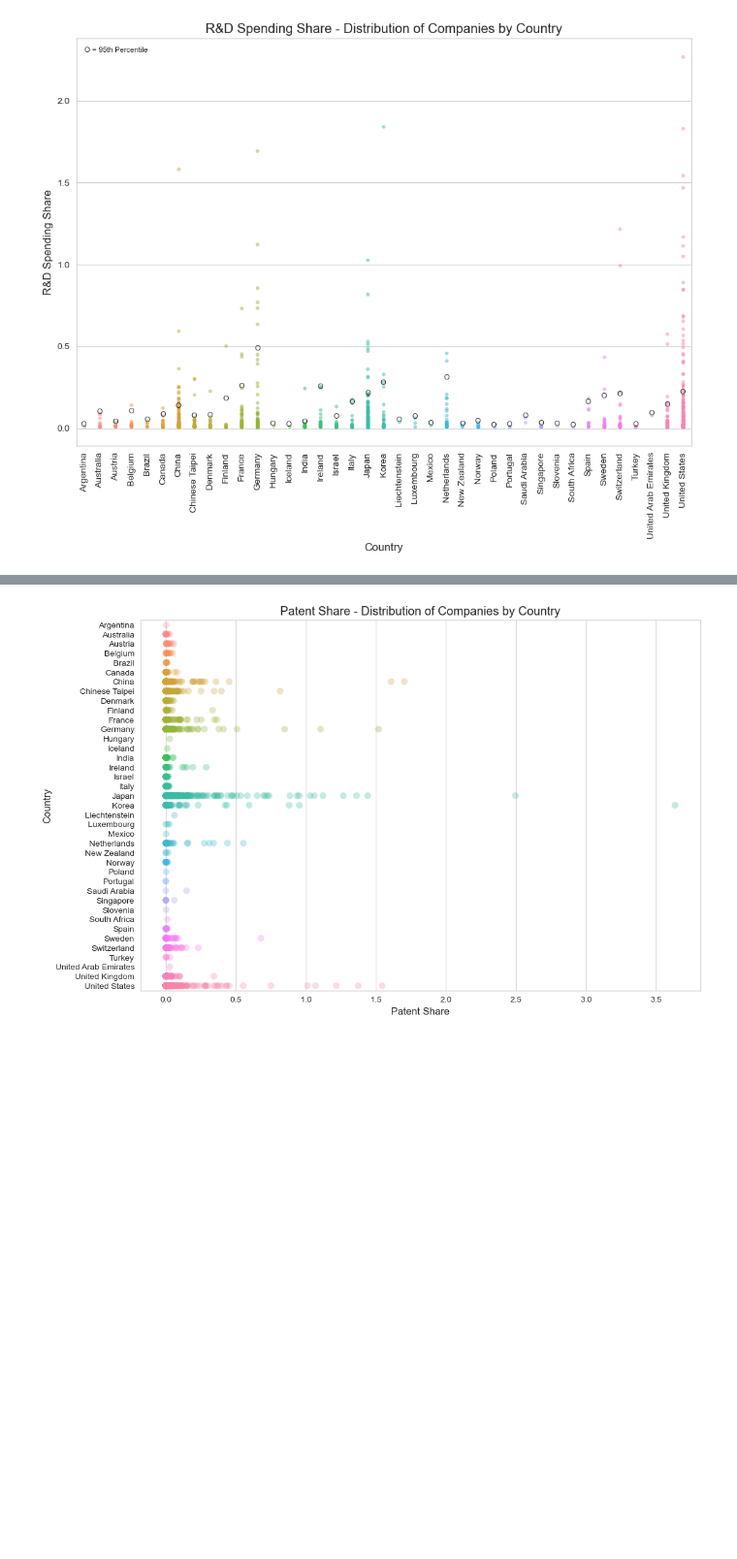
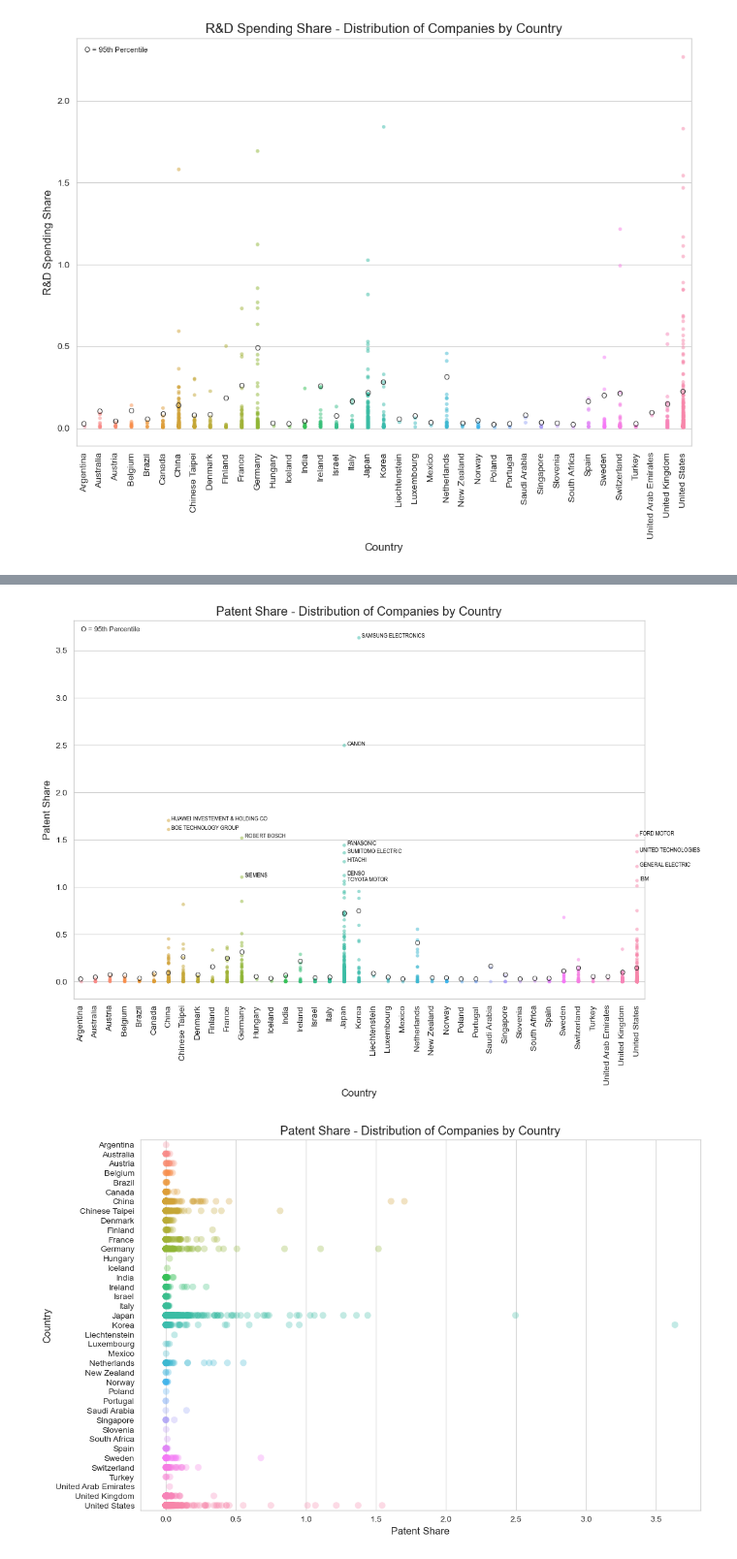
Before and after one commit to bassoonelephant/ip-productivity, a Jupyter notebook: ip_workbench.ipynb, the cells around one changed output, grey strips where cells are left out. Shown at 97% size. Drawn from its saved outputs; the diff is of its cells as text; code cells hidden in the pictures; blank space fills up the shorter version.

Commit message:
add labels to stripplot diagram

```diff
--- a/ip_workbench.ipynb
+++ b/ip_workbench.ipynb
@@ -962,3 +929,56 @@ plt.show()
+# %%
+# Stripplot of Patent Share + Labeling of Top 15 Companies
+
+# Set DataFrame
+df = company_analysis.sort_values("hq_country", ascending = True)
+
+# Create List of Top 15
+df_patent_rank = company_analysis.sort_values("rank_patent_share",ascending = True).head(15)
+label_cos = df_patent_rank['company']
+
+# Create DataFrame of Labels
+df_label = company_analysis.loc[company_analysis['company'].isin(label_cos)]
+df_label.reset_index(inplace = True)
+country_position = pd.DataFrame().assign(hq_country=country_analysis['hq_country'],
+                                         country_alpha = country_analysis.index)
+df_label = df_label.merge(country_position, on='hq_country')
+
+# Stripplot the Data
+plt.figure(figsize=(12,8))
+ax = sns.stripplot(x = df['hq_country'], y = df['patent_share'], jitter = 0, alpha = .5, size = 4)
+
+# Axes and Labels
+plt.title('Patent Share - Distribution of Companies by Country')
+plt.ylabel('Patent Share')
+plt.xlabel('Country')
+plt.xticks(rotation = 90)
+
+# Label 95th percentile
+per95 = df.groupby(['hq_country'])['patent_share'].quantile(0.95)
+per95 = per95.to_frame()
+
+for i in range(per95.shape[0]):
+     plt.text(x = i-.2,
+             y = per95.iloc[i],
+             s= "O",
+             fontdict = dict(size = 8))
+
+# Add data labels for label_cos
+for i in range(0,df_label.shape[0]):
+     plt.text(df_label.country_alpha[i]+.2,
+              df_label.patent_share[i],
+              df_label.company[i],
+              horizontalalignment='left',
+              fontsize = 6,
+              color='black')
+
+# Add key
+plt.text(0,+3.7, "O = 95th Percentile", fontdict = dict(size = 8))
+
+# Show graph
+plt.show()
+# %% [output]
+[figure, added]
 # %%
 # Horizontal stripplot of Patent Share
 
```
Also changed, not shown: parts of 3 cells of this notebook.
